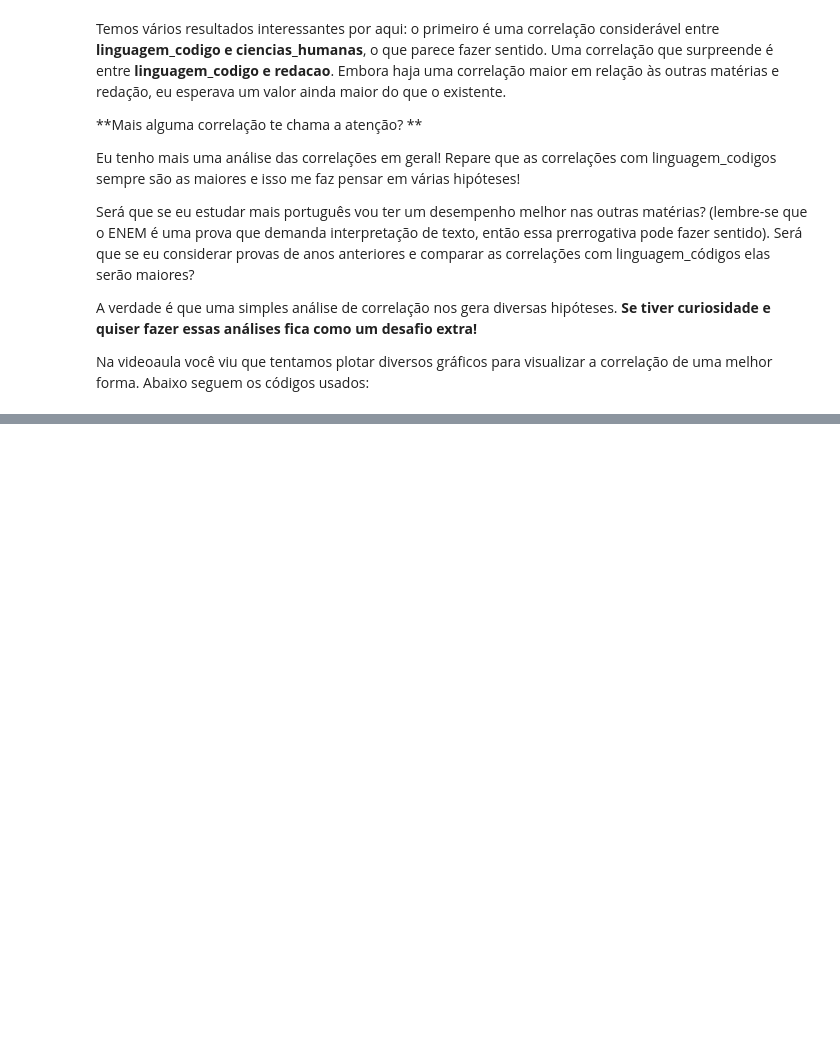
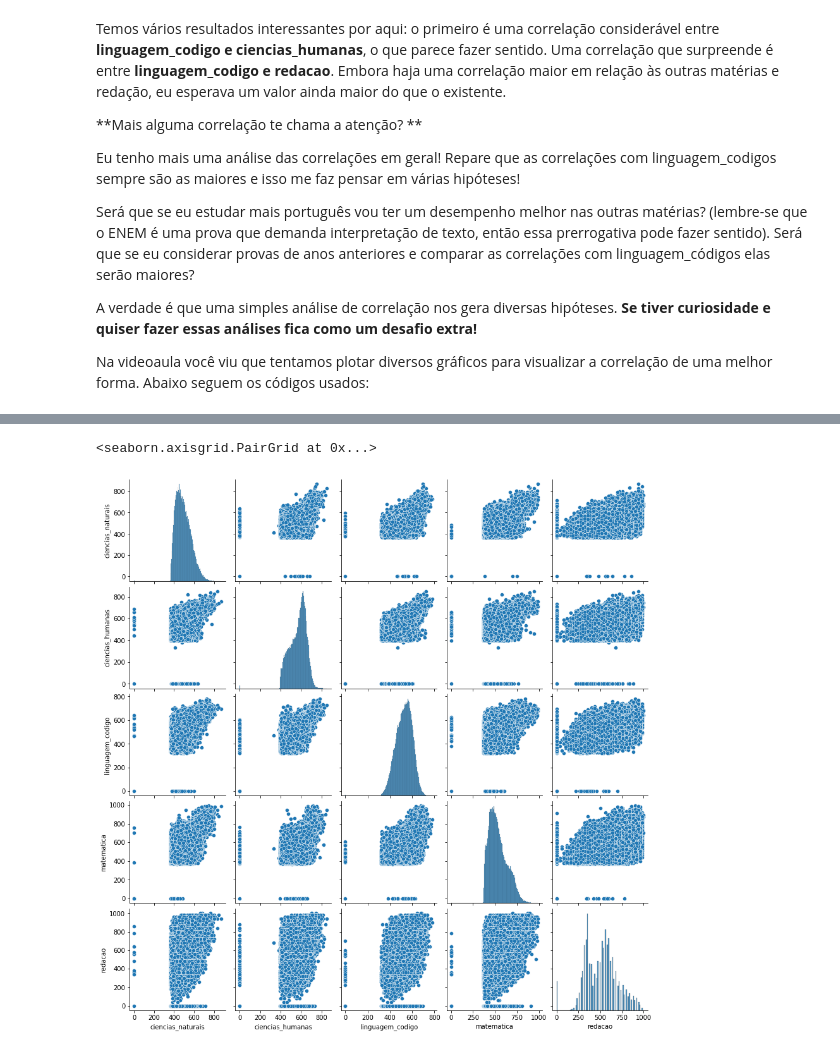
Before and after one commit to rafaelbcastilhos/quarentena-dados, a Jupyter notebook: aula04.ipynb, the cells around one changed output, grey strips where cells are left out. Saved outputs shown, nothing was run; the diff lists cells and outputs as text; code cells hidden in the pictures; blank space fills up the shorter version.

```diff
--- a/aula04.ipynb
+++ b/aula04.ipynb
@@ -119,0 +153,5 @@ Na videoaula você viu que tentamos plotar diversos gráficos para visualizar a
+# %%
+sns.pairplot(dados_notas)
+# %% [output]
+<seaborn.axisgrid.PairGrid at 0x...>
+[figure, added]
```
Also changed, not shown: parts of 3 cells of this notebook.
